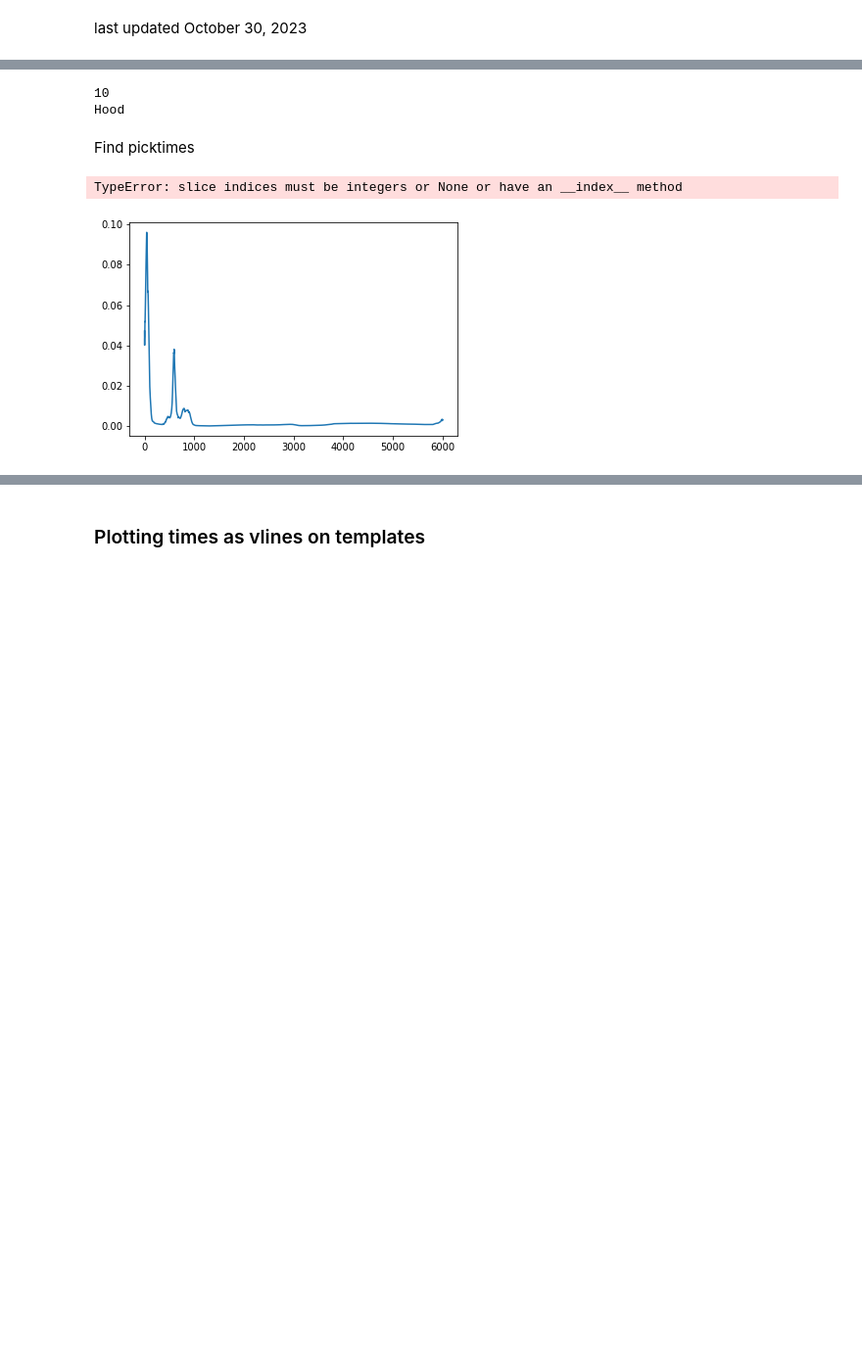
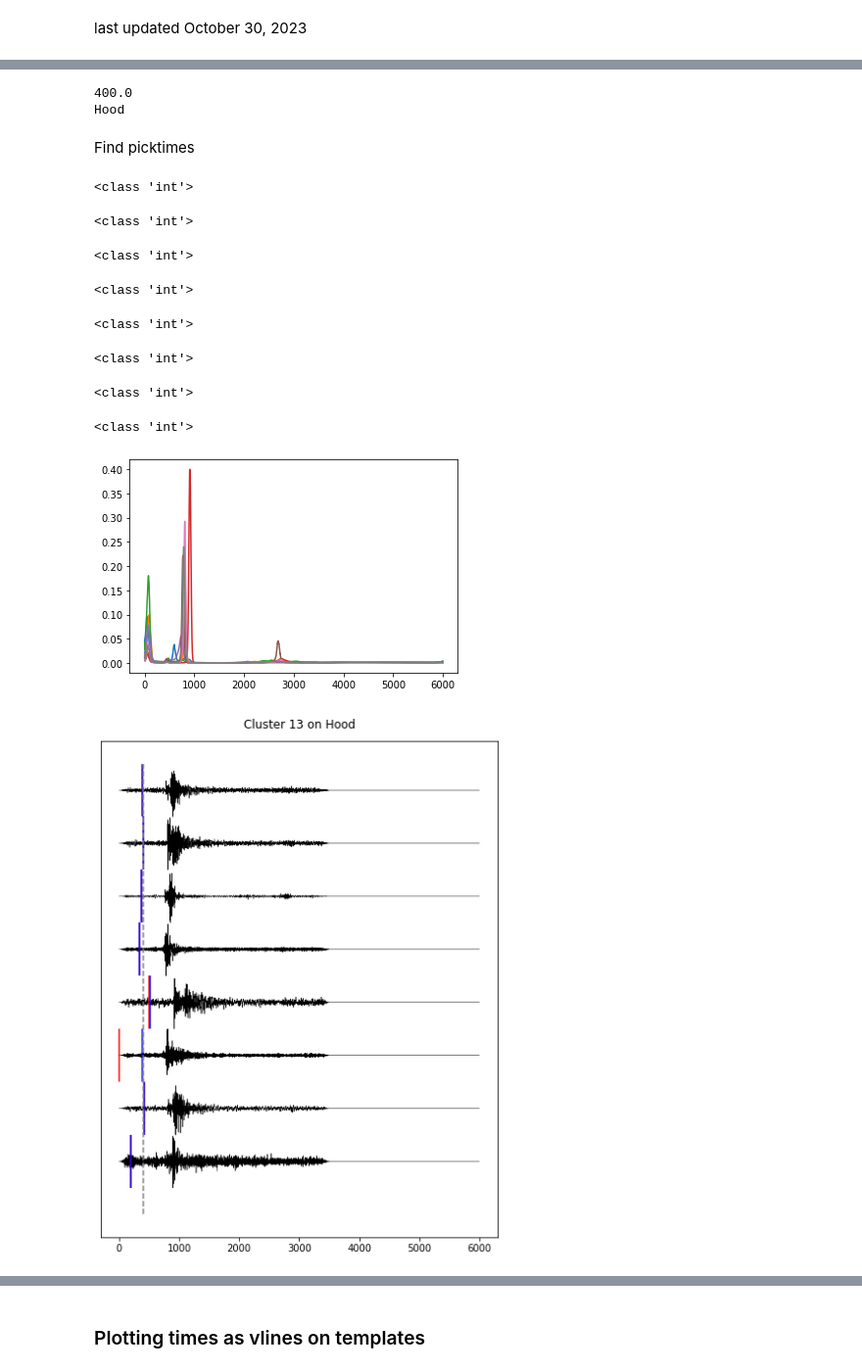
Before and after one commit to Denolle-Lab/expand_redpy, a Jupyter notebook: notebooks/updated_template_locations.ipynb, the cells around one changed output, grey strips where cells are left out. Shown at 98% size. Saved outputs shown, nothing was run; the diff lists cells and outputs as text; code cells hidden in the pictures; blank space fills up the shorter version.

Commit message:
tsfel and mbf peaks update

```diff
--- a/notebooks/updated_template_locations.ipynb
+++ b/notebooks/updated_template_locations.ipynb
@@ -71,13 +73,13 @@ volc_list_names = config['volc_list_names']
 
 vv = config['vv']
 
-istart = int(config['nlta'])
+istart = config['nlta']*fs
 print(istart)
 
 
 print(volc_list_names[vv])
 # %% [output]
-10
+400.0
 Hood
 # %%
 volc_md = pd.read_csv(readdir+'Volcano_Metadata.csv')
@@ -260,40 +262,48 @@ for cl in cl_trange:
                                    'semblance_win':0.5, 'weight_flag':'max'}
 
                 #find picktimes!
-                smb_peak,smb_peak_mbf = apply_mbf(evt_data, sta_available, \
+                smb_peak,smb_peak_mbf,peaks = apply_mbf(evt_data, sta_available, \
                 list_models, MBF_paras, paras_semblance, istart, iend)
 
-                temps_p.append([smb_peak[0], smb_peak_mbf[0]])
+                temps_p.append([smb_peak[0], smb_peak_mbf[0], peaks])
 
                 #append picks to csv
 #                 row = [net, sta, cl, t, smb_peak[0], smb_peak_mbf[0]]
 #                 with open(csv_name, 'a', newline='') as file:
 #                     writer = csv.writer(file)
 #                     writer.writerow(row)
 #                     file.close()
     ### PLOT ###
     height = len(temps_w)
     fig, ax0 = plt.subplots(figsize=(6,height))
 
     yscale = 2 #how far to space waveforms from eachother
     wavecolor = 'black'
     for ww, wave in enumerate(temps_w):
         ax0.plot(wave.data[:]/np.max(np.abs(wave.data))+yscale+(yscale*ww),color=wavecolor,linewidth=.5)
         plt.vlines(x=temps_p[ww][0]*fs,ymin=(yscale+(yscale*ww))-(0.5*yscale),ymax=(yscale+(yscale*ww))+(0.5*yscale),color='red')
         plt.vlines(x=temps_p[ww][1]*fs,ymin=(yscale+(yscale*ww))-(0.5*yscale),ymax=(yscale+(yscale*ww))+(0.5*yscale),color='blue')
     plt.vlines(x=10*fs,ymin=0,ymax=(yscale+(yscale*ww))+(0.5*yscale),color='gray',linestyle='dashed')
     #RED is smb
     #BLUE is mbf
     #GRAY is the 10 second mark/end noise window for SNR
 
     ax0.tick_params(axis='y', which='both',left=False,labelleft=False)
 
 
     fig.suptitle(f'Cluster {cl} on {volc_list_names[vv]}')
     fig.set_tight_layout(True)
     plt.show()
     plt.close()
     break
 # %% [output]
-TypeError: slice indices must be integers or None or have an __index__ method
+<class 'int'>
+<class 'int'>
+<class 'int'>
+<class 'int'>
+<class 'int'>
+<class 'int'>
+<class 'int'>
+<class 'int'>
-[figure, old version]
+[figure, new version]
+[figure, added]
```
Also changed, not shown: parts of 3 cells of this notebook, 3 other files.
